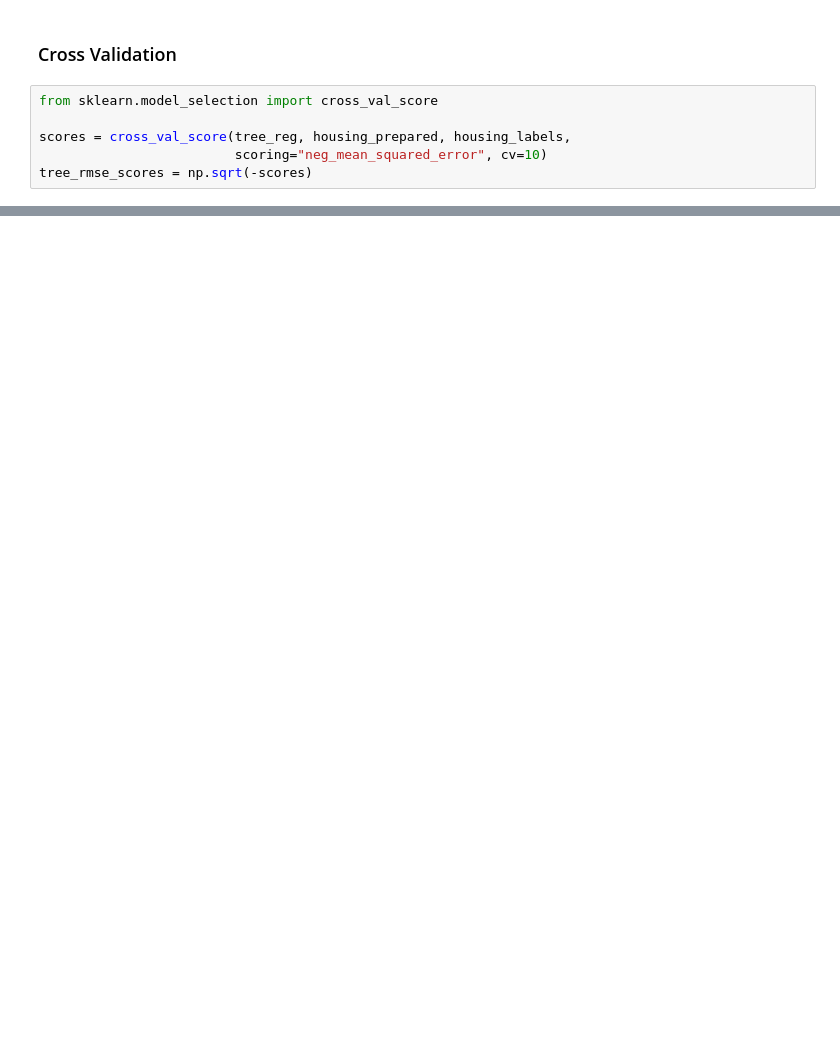
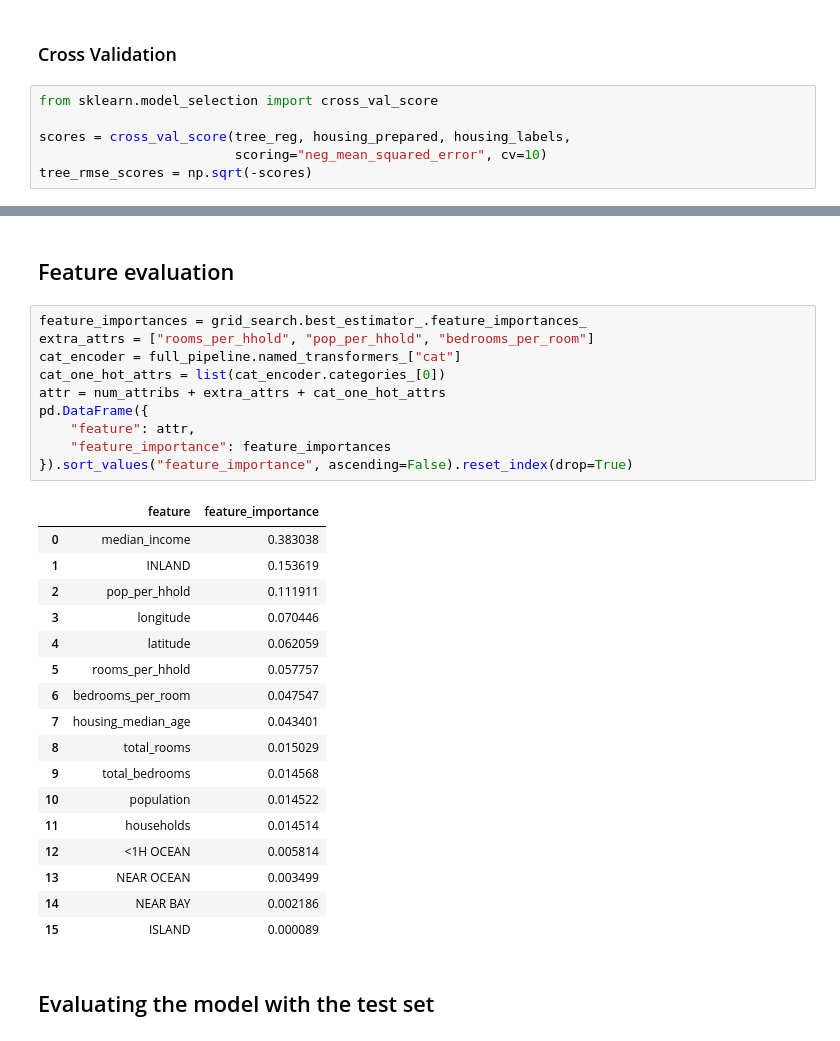
Before and after one commit to biamouras/homl_ex, a Jupyter notebook: Housing.ipynb, the cells around one changed output, grey strips where cells are left out. Drawn from its saved outputs; the diff is of its cells as text; blank space fills up the shorter version.

```diff
--- a/Housing.ipynb
+++ b/Housing.ipynb
@@ -472,0 +528,32 @@ Standard deciation: 2316.0979042321974
+# %% [markdown]
+## Feature evaluation
+# %%
+feature_importances = grid_search.best_estimator_.feature_importances_
+extra_attrs = ["rooms_per_hhold", "pop_per_hhold", "bedrooms_per_room"]
+cat_encoder = full_pipeline.named_transformers_["cat"]
+cat_one_hot_attrs = list(cat_encoder.categories_[0])
+attr = num_attribs + extra_attrs + cat_one_hot_attrs
+pd.DataFrame({
+    "feature": attr,
+    "feature_importance": feature_importances
+}).sort_values("feature_importance", ascending=False).reset_index(drop=True)
+# %% [output]
+|  | feature | feature_importance |
+| 0 | median_income | 0.383038 |
+| 1 | INLAND | 0.153619 |
+| 2 | pop_per_hhold | 0.111911 |
+| 3 | longitude | 0.070446 |
+| 4 | latitude | 0.062059 |
+| 5 | rooms_per_hhold | 0.057757 |
+| 6 | bedrooms_per_room | 0.047547 |
+| 7 | housing_median_age | 0.043401 |
+| 8 | total_rooms | 0.015029 |
+| 9 | total_bedrooms | 0.014568 |
+| 10 | population | 0.014522 |
+| 11 | households | 0.014514 |
+| 12 | <1H OCEAN | 0.005814 |
+| 13 | NEAR OCEAN | 0.003499 |
+| 14 | NEAR BAY | 0.002186 |
+| 15 | ISLAND | 0.000089 |
+# %% [markdown]
+## Evaluating the model with the test set
```
Also changed, not shown: parts of 24 cells of this notebook.
